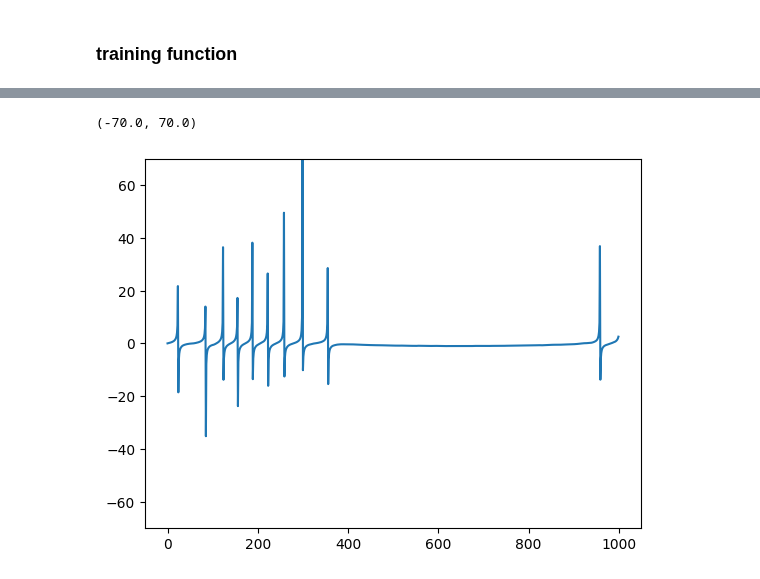
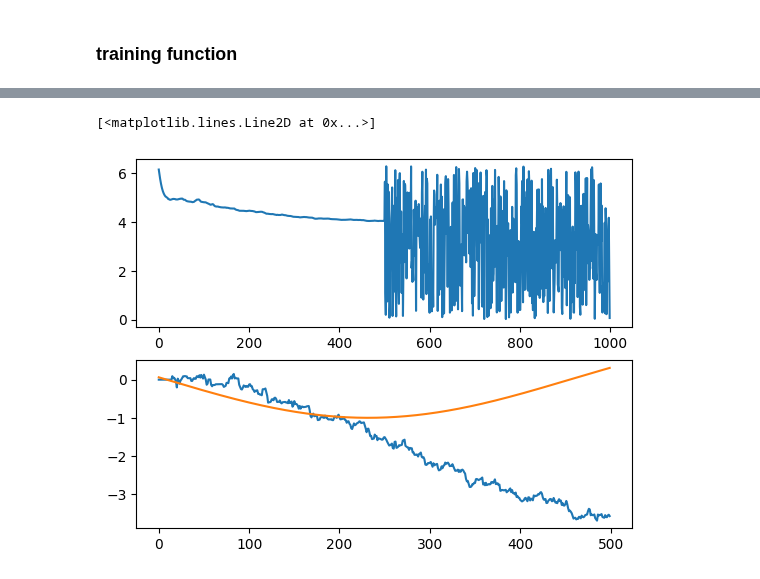
Before and after one commit to Sam-q-3736/srnn_rls, a Jupyter notebook: Untitled.ipynb, the cells around one changed output, grey strips where cells are left out. Cells and saved outputs as stored; diff of their text form; code cells hidden in the pictures.

```diff
--- a/Untitled.ipynb
+++ b/Untitled.ipynb
@@ -159,6 +151,9 @@ axs[1].plot(targets[0])
-# %%
-plt.plot(np.tan(thetas[0]/2))
-plt.ylim(-70, 70)
-# %% [output]
-(-70.0, 70.0)
-[figure, removed]
+# %%
+fig, axs = plt.subplots(2, 1)
+axs[0].plot(thetas[0][:])
+axs[1].plot(sdrive[0][0:500])
+#axs[1].plot(stim[0])
+axs[1].plot(targets[0][0:500])
+# %% [output]
+[<matplotlib.lines.Line2D at 0x...>]
+[figure, added]
```
Also changed, not shown: parts of 18 cells of this notebook, 5 other files.
